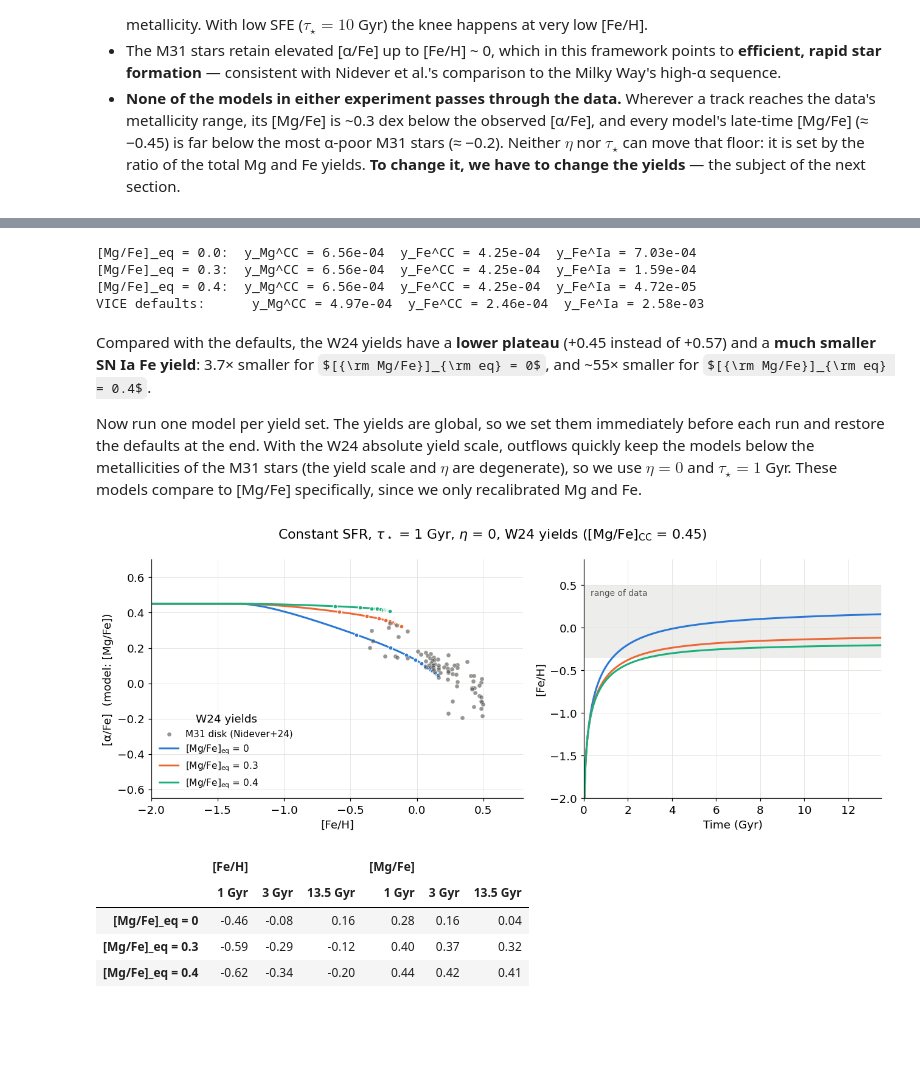
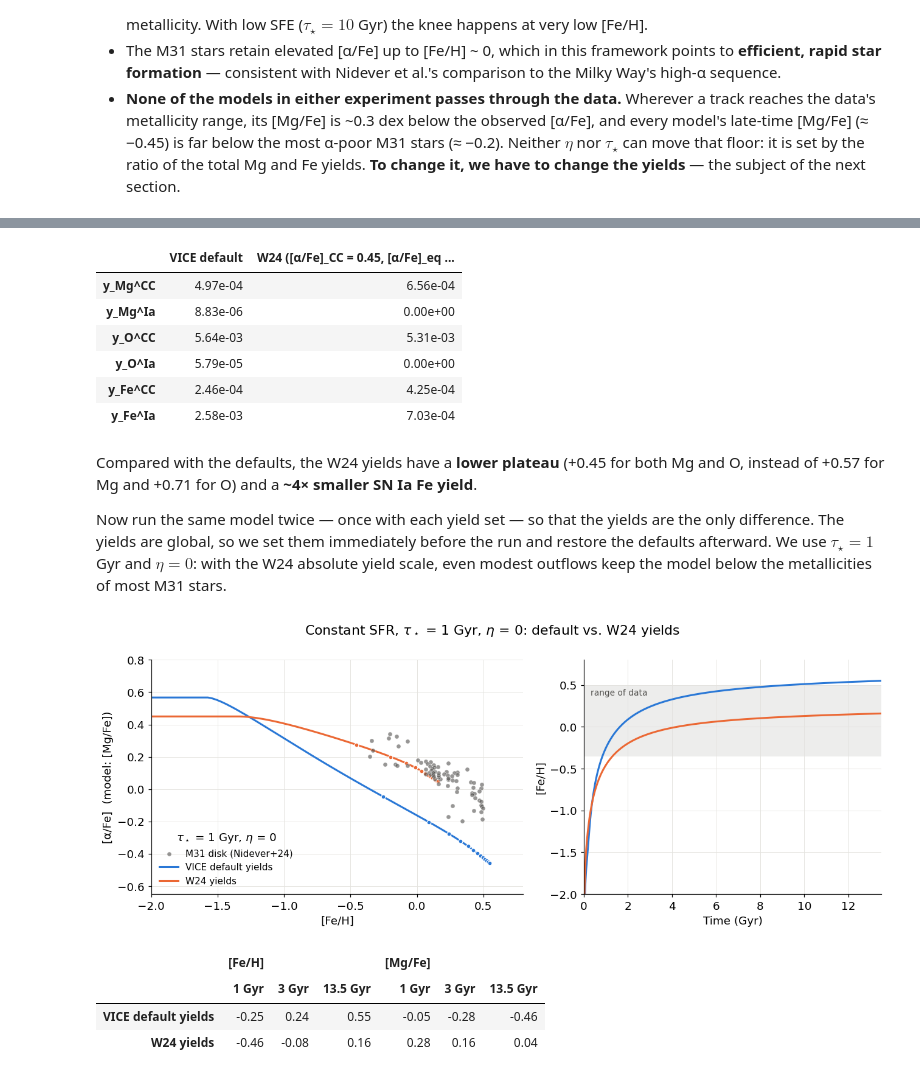
Before and after one commit to ivaescala/LAPIS2026, a Jupyter notebook: M31_VICE_tutorial.ipynb, the cells around one changed output, grey strips where cells are left out. Cells and saved outputs as stored; diff of their text form; code cells hidden in the pictures; some formulas as TeX source; blank space fills up the shorter version.

Commit message:
Minor updates
Plateau and equilibrium values for W24 yields

```diff
--- a/M31_VICE_tutorial.ipynb
+++ b/M31_VICE_tutorial.ipynb
@@ -155,7 +155,7 @@ For now we use VICE's built-in default yields: Limongi & Chieffi (2018) for CCSN
 
 VICE stores the yields as global settings (`vice.yields.ccsne.settings` and `vice.yields.sneia.settings`): every model you run uses whatever values are set at that moment. The cell below saves the defaults so we can restore them later.
 # %%
-ELEMENTS = ("fe", "mg", "o", "si")
+ELEMENTS = ("fe", "mg", "o")
 DEFAULT_YIELDS = {el: (vice.yields.ccsne.settings[el], vice.yields.sneia.settings[el])
                   for el in ELEMENTS}
 
@@ -169,7 +169,7 @@ for el in ELEMENTS:
     print(f"{el:>8} {vice.yields.ccsne.settings[el]:10.2e} "
           f"{vice.yields.sneia.settings[el]:10.2e} {vice.solar_z[el]:10.2e}")
 
-ALPHA = "mg"   # alpha element compared with the data; also try "o" or "si"
+ALPHA = "mg"   # alpha element compared with the data; also try "o"
 plateau = np.log10(vice.yields.ccsne.settings[ALPHA] / vice.yields.ccsne.settings["fe"]) \
         - np.log10(vice.solar_z[ALPHA] / vice.solar_z["fe"])
 print(f"\nExpected CCSN-only plateau: [{ALPHA.capitalize()}/Fe] = {plateau:+.2f}")
@@ -231,7 +230,7 @@ def plot_tracks(outputs, labels, title, legend_title, alpha=None):
         ax1.plot(feh[ticks], afe[ticks], "o", ms=4.5, color=col, mec="white", mew=0.8, zorder=2)
         ax2.plot(t, feh, color=col, lw=2, label=lab)
 
-    ax1.set(xlim=(-2.0, 0.8), ylim=(-0.65, 0.7),
+    ax1.set(xlim=(-2.0, 0.8), ylim=(-0.65, 0.8),
             xlabel="[Fe/H]",
             ylabel=f"[α/Fe]  (model: [{alpha.capitalize()}/Fe])")
     ax1.legend(title=legend_title, loc="lower left", fontsize=10)
@@ -339,30 +338,42 @@ Escala et al. (2026) adopted $[{\rm Mg/Fe}]_{\rm CC} = 0.45$ and $[{\rm Mg/Fe}]_
 Y_MG_CC = 6.56e-4   # absolute yield scale (W24; Escala et al. 2026)
 MU = 1.1            # W24 correction factor
 
-def set_w24_yields(mgfe_cc=0.45, mgfe_eq=0.0):
-    # Set VICE's Mg and Fe yields following Weinberg et al. (2024)
+def set_w24_yields(alpha_cc=0.45, alpha_eq=0.0):
+    # Set VICE's Mg, O and Fe yields following Weinberg et al. (2024)
     zsun = vice.solar_z
-    y_fe_cc = Y_MG_CC / (10**mgfe_cc * zsun["mg"] / zsun["fe"])
-    y_fe_ia = y_fe_cc / MU * (10**(mgfe_cc - mgfe_eq) - 1)
+    y_fe_cc = Y_MG_CC / (10**alpha_cc * zsun["mg"] / zsun["fe"])
+    y_o_cc = y_fe_cc * 10**alpha_cc * zsun["o"] / zsun["fe"]
+    y_fe_ia = y_fe_cc / MU * (10**(alpha_cc - alpha_eq) - 1)
     vice.yields.ccsne.settings["mg"] = Y_MG_CC
     vice.yields.sneia.settings["mg"] = 0.0
+    vice.yields.ccsne.settings["o"] = y_o_cc
+    vice.yields.sneia.settings["o"] = 0.0
     vice.yields.ccsne.settings["fe"] = y_fe_cc
     vice.yields.sneia.settings["fe"] = y_fe_ia
-    return y_fe_cc, y_fe_ia
 
-# Compare with the defaults
-for mgfe_eq in [0.0, 0.3, 0.4]:
-    y_fe_cc, y_fe_ia = set_w24_yields(0.45, mgfe_eq)
-    print(f"[Mg/Fe]_eq = {mgfe_eq:.1f}:  y_Mg^CC = {Y_MG_CC:.2e}  y_Fe^CC = {y_fe_cc:.2e}  y_Fe^Ia = {y_fe_ia:.2e}")
-print(f"VICE defaults:      y_Mg^CC = {DEFAULT_YIELDS['mg'][0]:.2e}  "
-      f"y_Fe^CC = {DEFAULT_YIELDS['fe'][0]:.2e}  y_Fe^Ia = {DEFAULT_YIELDS['fe'][1]:.2e}")
+def yield_table():
+    return {f"y_{el.capitalize()}^{ch}": settings[el]
+            for el in ["mg", "o", "fe"]
+            for ch, settings in [("CC", vice.yields.ccsne.settings), ("Ia", vice.yields.sneia.settings)]}
+
+ALPHA_CC, ALPHA_EQ = 0.45, 0.0
+
 restore_default_yields()
+table = {"VICE default": yield_table()}
+set_w24_yields(ALPHA_CC, ALPHA_EQ)
+table[f"W24 ([α/Fe]_CC = {ALPHA_CC}, [α/Fe]_eq = {ALPHA_EQ:g})"] = yield_table()
+restore_default_yields()
+
+pd.DataFrame(table).style.format("{:.2e}")
 # %% [output]
-[Mg/Fe]_eq = 0.0:  y_Mg^CC = 6.56e-04  y_Fe^CC = 4.25e-04  y_Fe^Ia = 7.03e-04
-[Mg/Fe]_eq = 0.3:  y_Mg^CC = 6.56e-04  y_Fe^CC = 4.25e-04  y_Fe^Ia = 1.59e-04
-[Mg/Fe]_eq = 0.4:  y_Mg^CC = 6.56e-04  y_Fe^CC = 4.25e-04  y_Fe^Ia = 4.72e-05
-VICE defaults:      y_Mg^CC = 4.97e-04  y_Fe^CC = 2.46e-04  y_Fe^Ia = 2.58e-03
+|  | VICE default | W24 ([α/Fe]_CC = 0.45, [α/Fe]_eq ... |
+| y_Mg^CC | 4.97e-04 | 6.56e-04 |
+| y_Mg^Ia | 8.83e-06 | 0.00e+00 |
+| y_O^CC | 5.64e-03 | 5.31e-03 |
+| y_O^Ia | 5.79e-05 | 0.00e+00 |
+| y_Fe^CC | 2.46e-04 | 4.25e-04 |
+| y_Fe^Ia | 2.58e-03 | 7.03e-04 |
 # %% [markdown]
-Compared with the defaults, the W24 yields have a **lower plateau** (+0.45 instead of +0.57) and a **much smaller SN Ia Fe yield**: 3.7× smaller for $[{\rm Mg/Fe}]_{\rm eq} = 0$, and ~55× smaller for $[{\rm Mg/Fe}]_{\rm eq} = 0.4$.
+Compared with the defaults, the W24 yields have a **lower plateau** (+0.45 for both Mg and O, instead of +0.57 for Mg and +0.71 for O) and a **~4× smaller SN Ia Fe yield**.
 
-Now run one model per yield set. The yields are global, so we set them immediately before each run and restore the defaults at the end. With the W24 absolute yield scale, outflows quickly keep the models below the metallicities of the M31 stars (the yield scale and $\eta$ are degenerate), so we use $\eta = 0$ and $\tau_\star = 1$ Gyr. These models compare to [Mg/Fe] specifically, since we only recalibrated Mg and Fe.
+Now run the same model twice — once with each yield set — so that the yields are the only difference. The yields are global, so we set them immediately before the run and restore the defaults afterward. We use $\tau_\star = 1$ Gyr and $\eta = 0$: with the W24 absolute yield scale, even modest outflows keep the model below the metallicities of most M31 stars.
@@ -382,12 +380,23 @@ w24_table_labels = [f"[Mg/Fe]_eq = {v:g}" for v in mgfe_eq_values]           # f
+# %%
+TAU_Y, ETA_Y = 1.0, 0.0
+
+restore_default_yields()
+default_model = run_model(f"default_tau{TAU_Y:g}_eta{ETA_Y:g}", TAU_Y, ETA_Y)
+
+set_w24_yields(ALPHA_CC, ALPHA_EQ)
+w24_model = run_model(f"w24_cc{ALPHA_CC:g}_eq{ALPHA_EQ:g}_tau{TAU_Y:g}_eta{ETA_Y:g}", TAU_Y, ETA_Y)
+restore_default_yields()
+
+yield_models = [default_model, w24_model]
+yield_labels = ["VICE default yields", "W24 yields"]
 # %%
-plot_tracks(w24_models, w24_labels,
-            title=rf"Constant SFR, $\tau_\star$ = {TAU_Y:g} Gyr, $\eta$ = {ETA_Y:g}, W24 yields ([Mg/Fe]$_{{\rm CC}}$ = {MGFE_CC})",
-            legend_title="W24 yields", alpha="mg")
-summarize(w24_models, w24_table_labels, alpha="mg")
+plot_tracks(yield_models, yield_labels,
+            title=rf"Constant SFR, $\tau_\star$ = {TAU_Y:g} Gyr, $\eta$ = {ETA_Y:g}: default vs. W24 yields",
+            legend_title=rf"$\tau_\star$ = {TAU_Y:g} Gyr, $\eta$ = {ETA_Y:g}")
+summarize(yield_models, yield_labels)
 # %% [output]
-[figure, old version]
+[figure, new version]
 |  | [Fe/H] |  |  | [Mg/Fe] |  |  |
 |  | 1 Gyr | 3 Gyr | 13.5 Gyr | 1 Gyr | 3 Gyr | 13.5 Gyr |
-| [Mg/Fe]_eq = 0 | -0.46 | -0.08 | 0.16 | 0.28 | 0.16 | 0.04 |
-| [Mg/Fe]_eq = 0.3 | -0.59 | -0.29 | -0.12 | 0.40 | 0.37 | 0.32 |
-| [Mg/Fe]_eq = 0.4 | -0.62 | -0.34 | -0.20 | 0.44 | 0.42 | 0.41 |
+| VICE default yields | -0.25 | 0.24 | 0.55 | -0.05 | -0.28 | -0.46 |
+| W24 yields | -0.46 | -0.08 | 0.16 | 0.28 | 0.16 | 0.04 |
```
Also changed, not shown: parts of 9 cells of this notebook.
